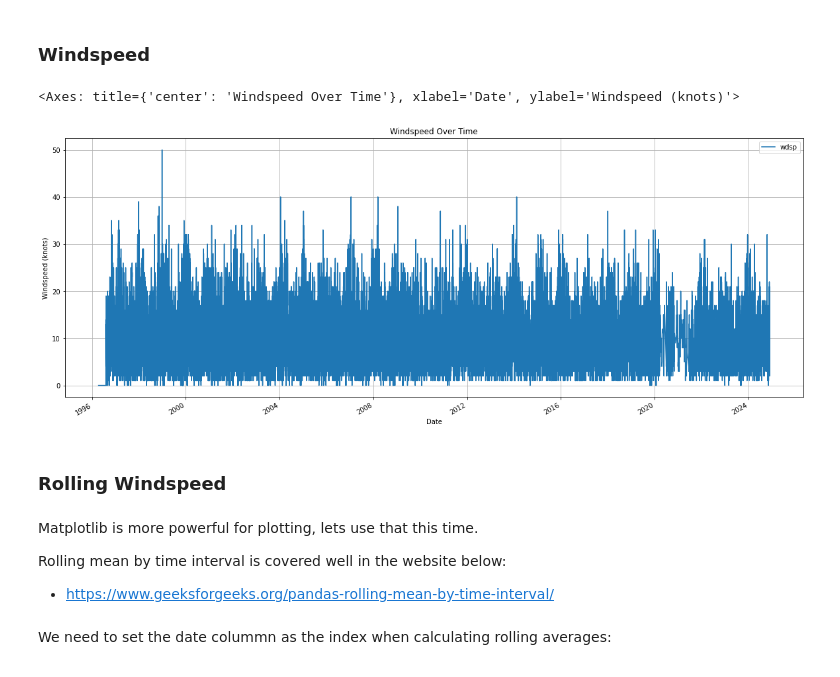
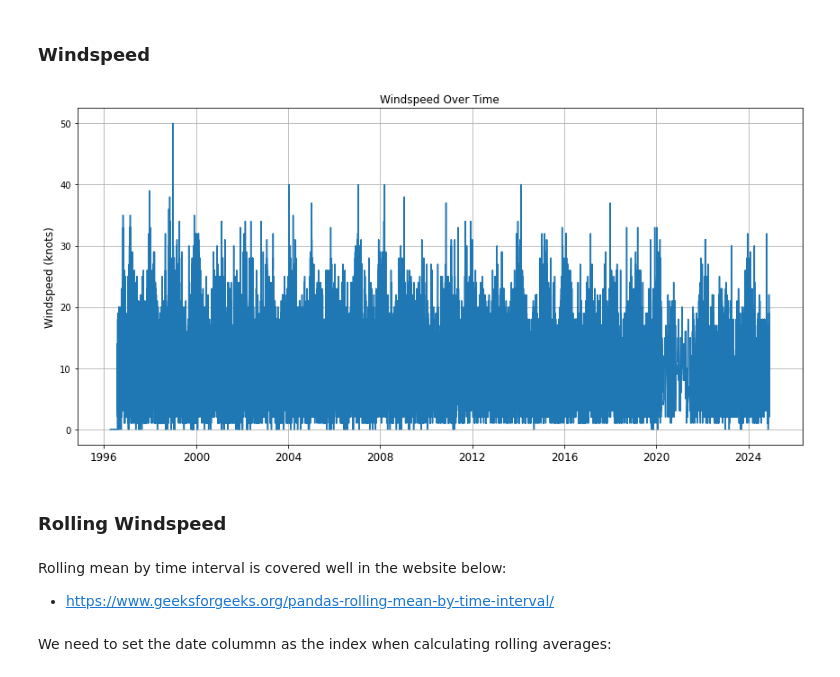
Before and after one commit to holmstead/PFDA, a Jupyter notebook: assignments/assignment_6_Weather.ipynb, the cells around one changed output. Drawn from its saved outputs; the diff is of its cells as text; code cells hidden in the pictures.

```diff
--- a/assignments/assignment_6_Weather.ipynb
+++ b/assignments/assignment_6_Weather.ipynb
@@ -257,2 +257,14 @@ monthly_mean_temp = df.groupby(df['date'].dt.to_period('M'))['temp'].mean()
+# %%
+# Add a new column to dataframe with the month name
+df['month_name'] = df['date'].dt.month_name()
+
+# Group by month name and calculate the mean temperature
+monthly_mean_temp = df.groupby('month_name')['temp'].mean()
+
+# To ensure proper order of months, sort by the month number
+monthly_mean_temp = monthly_mean_temp.reindex(
+    ['January', 'February', 'March', 'April', 'May', 'June',
+     'July', 'August', 'September', 'October', 'November', 'December']
+)
 # %%
 # Plot the monthly mean temperature
@@ -291,24 +316,23 @@ In the plot above we can see the "Big Freeze" of 2010!
 ### Windspeed
 # %%
 # Plot windspeed over time
-df.plot(
-    x='date',
-    y='wdsp',
-    kind='line',
-    title='Windspeed Over Time',
-    xlabel='Date',
-    ylabel='Windspeed (knots)',
-    figsize=(20, 8),
-    grid=True
-    )
+plt.figure(figsize=(12, 6))
+
+plt.plot(df['date'], df['wdsp'], linestyle='-')
+
+# Add title and labels
+plt.title('Windspeed Over Time')
+plt.xlabel('')
+plt.ylabel('Windspeed (knots)', fontsize=12)
+plt.xticks(fontsize=12)
+
+plt.grid(True)
+plt.tight_layout()
 # %% [output]
-<Axes: title={'center': 'Windspeed Over Time'}, xlabel='Date', ylabel='Windspeed (knots)'>
-[figure, old version]
+[figure, new version]
 # %% [markdown]
 ### Rolling Windspeed
 # %% [markdown]
-Matplotlib is more powerful for plotting, lets use that this time.
-
 Rolling mean by time interval is covered well in the website below:
 
 - https://www.geeksforgeeks.org/pandas-rolling-mean-by-time-interval/
```
Also changed, not shown: parts of 26 cells of this notebook.
